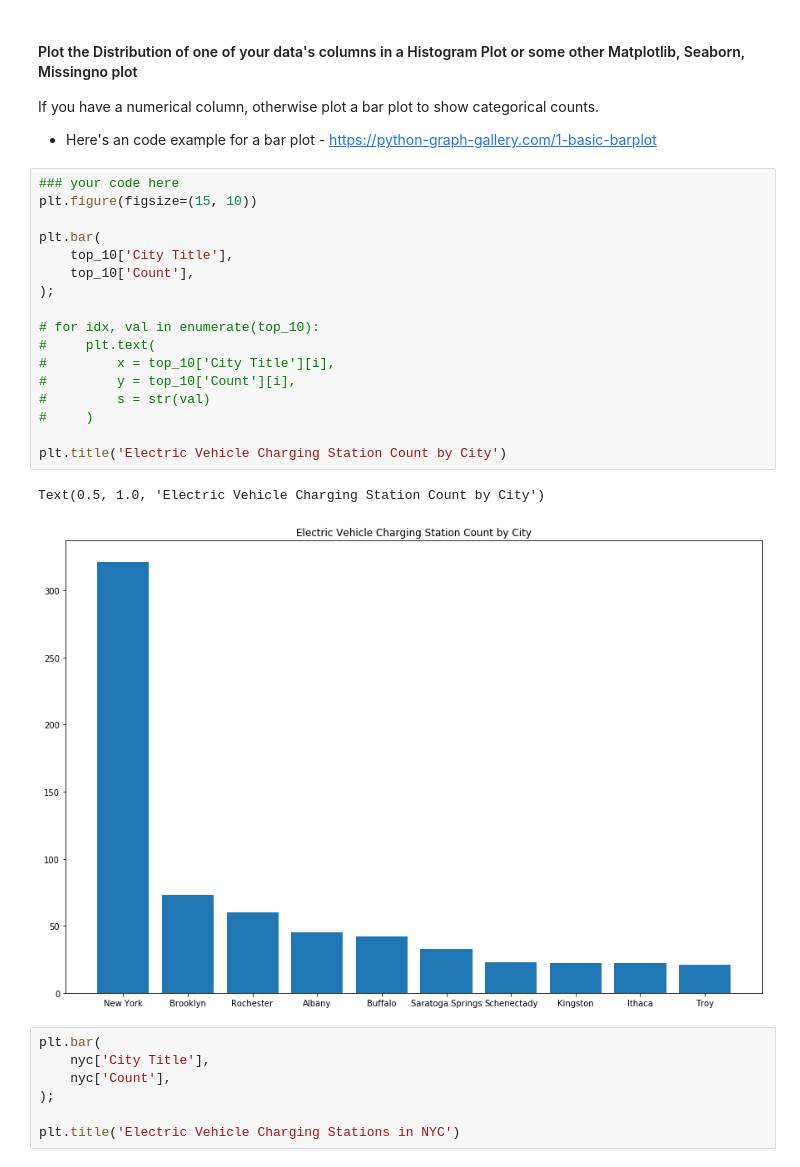
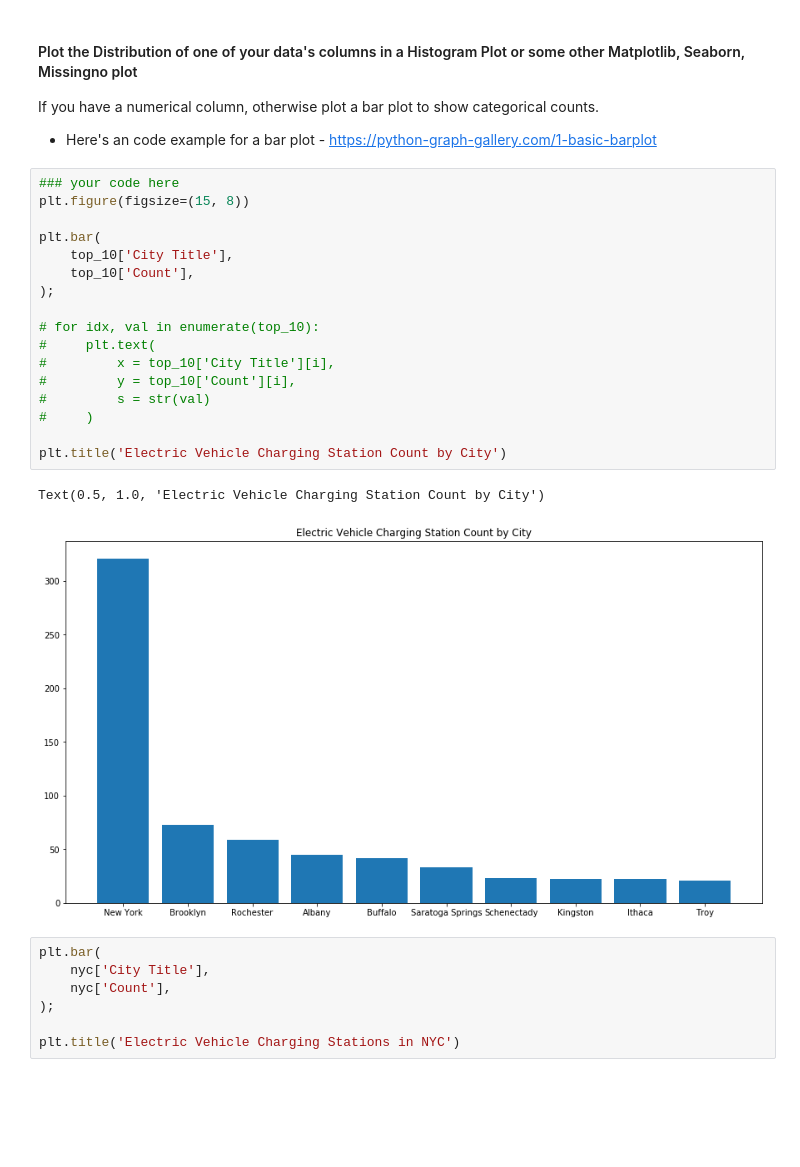
Before and after one commit to katkim0307/pratt-savi-810-2020-03-assignment_03, a Jupyter notebook: assignment_03.ipynb, the cells around one changed output. Drawn from its saved outputs; the diff is of its cells as text; blank space fills up the shorter version.

```diff
--- a/assignment_03.ipynb
+++ b/assignment_03.ipynb
@@ -275,24 +275,24 @@ If you have a numerical column, otherwise plot a bar plot to show categorical co
 * Here's an code example for a bar plot - https://python-graph-gallery.com/1-basic-barplot
 # %%
 ### your code here
-plt.figure(figsize=(15, 10))
+plt.figure(figsize=(15, 8))
 
 plt.bar(
     top_10['City Title'],
     top_10['Count'],
 );
 
 # for idx, val in enumerate(top_10):
 #     plt.text(
 #         x = top_10['City Title'][i],
 #         y = top_10['Count'][i],
 #         s = str(val)
 #     )
 
 plt.title('Electric Vehicle Charging Station Count by City')
 # %% [output]
 Text(0.5, 1.0, 'Electric Vehicle Charging Station Count by City')
-[figure, old version]
+[figure, new version]
 # %%
 plt.bar(
     nyc['City Title'],
```
